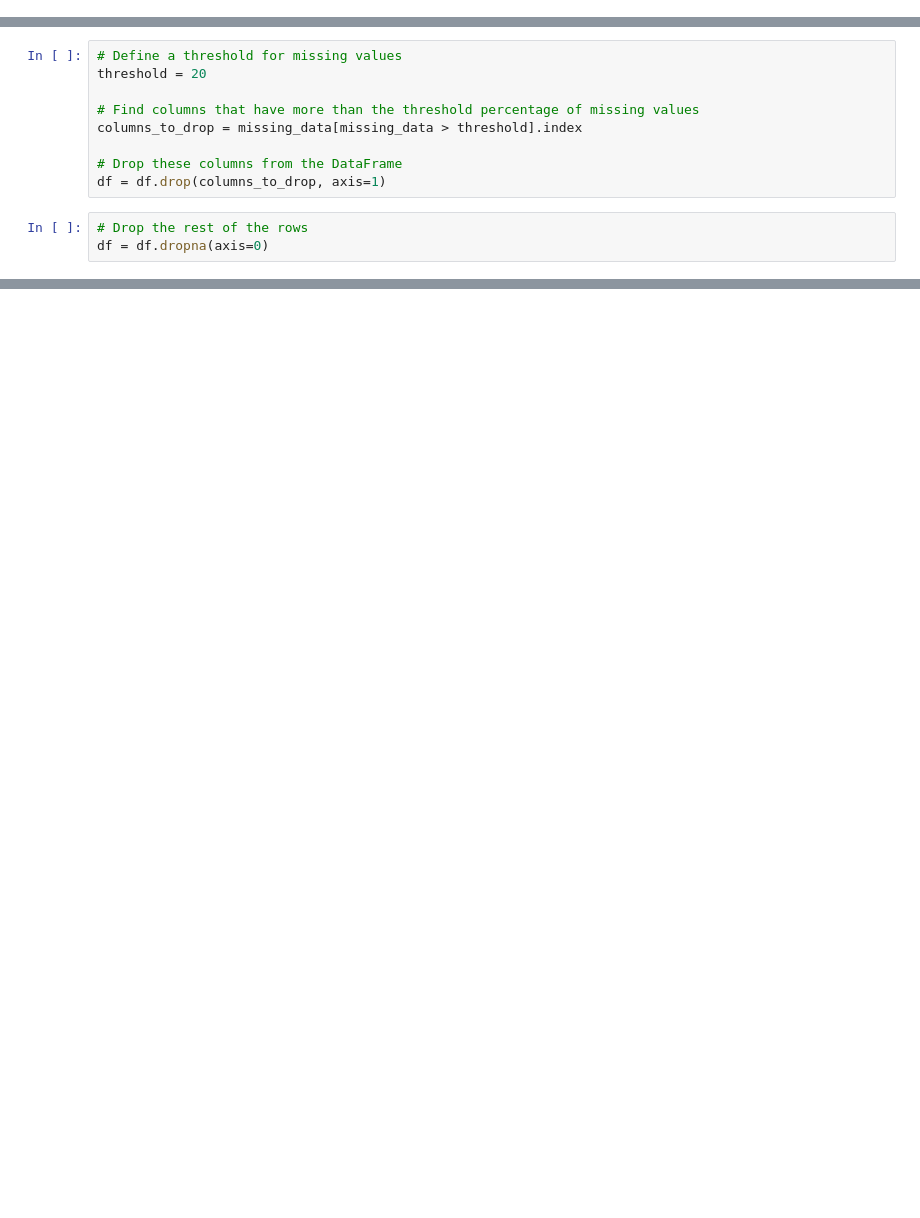
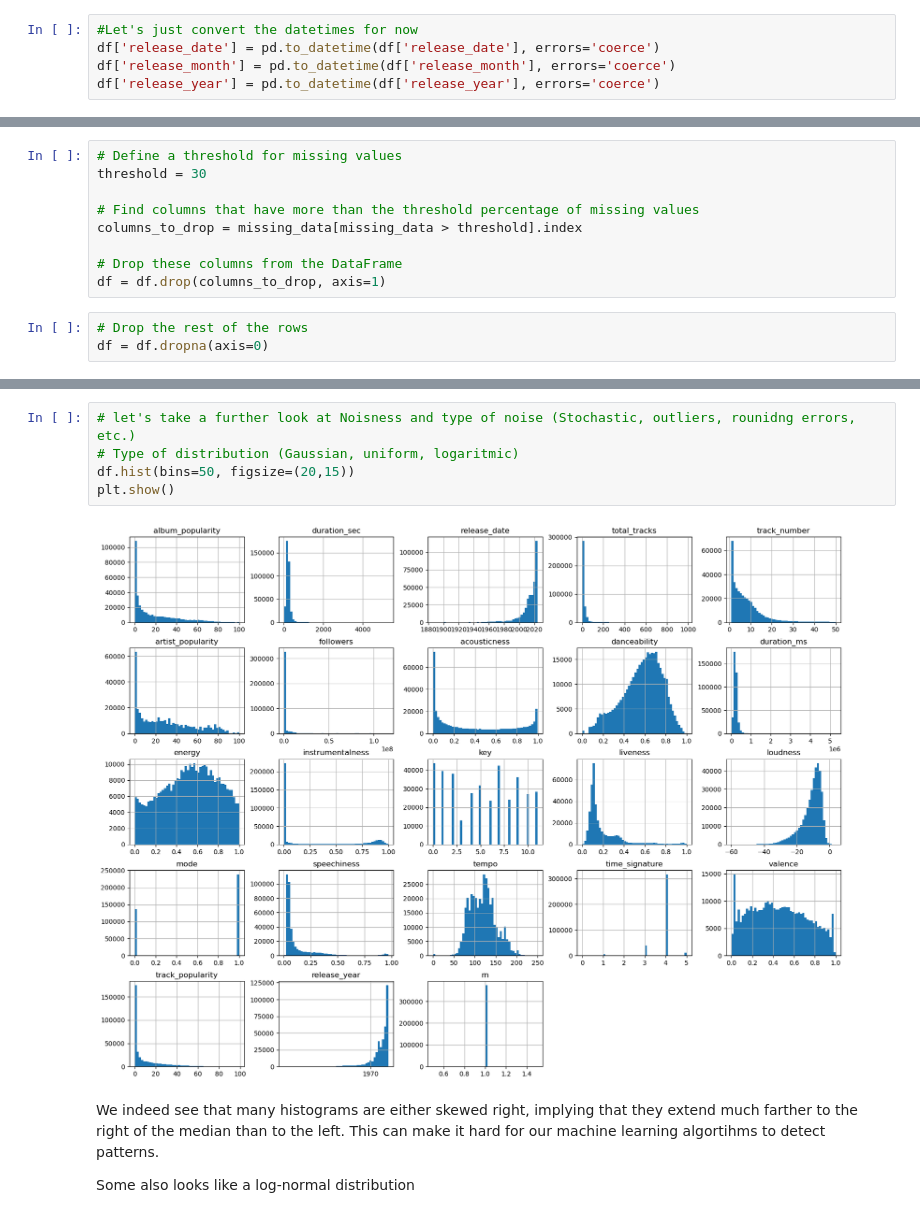
Before and after one commit to MaksiMental/Spotify-Music-Prediction, a Jupyter notebook: final_cleaned.ipynb, the cells around one changed output, grey strips where cells are left out. Cells and saved outputs as stored; diff of their text form; blank space fills up the shorter version.

```diff
--- a/final_cleaned.ipynb
+++ b/final_cleaned.ipynb
@@ -37 +126,6 @@ memory usage: 140.2+ MB
+# %%
+#Let's just convert the datetimes for now
+df['release_date'] = pd.to_datetime(df['release_date'], errors='coerce')
+df['release_month'] = pd.to_datetime(df['release_month'], errors='coerce')
+df['release_year'] = pd.to_datetime(df['release_year'], errors='coerce')
 # %% [markdown]
@@ -77,6 +220,6 @@ dtype: float64
 # %%
 # Define a threshold for missing values
-threshold = 20
+threshold = 30
 
 # Find columns that have more than the threshold percentage of missing values
 columns_to_drop = missing_data[missing_data > threshold].index
@@ -130,0 +321,11 @@ Number of duplicate rows = 339212
+# %%
+# let's take a further look at Noisness and type of noise (Stochastic, outliers, rounidng errors, etc.)
+# Type of distribution (Gaussian, uniform, logaritmic)
+df.hist(bins=50, figsize=(20,15))
+plt.show()
+# %% [output]
+[figure, added]
+# %% [markdown]
+We indeed see that many histograms are either skewed right, implying that they extend much farther to the right of the median than to the left. This can make it hard for our machine learning algortihms to detect patterns.
+
+Some also looks like a log-normal distribution
```
Also changed, not shown: parts of 27 cells of this notebook.
